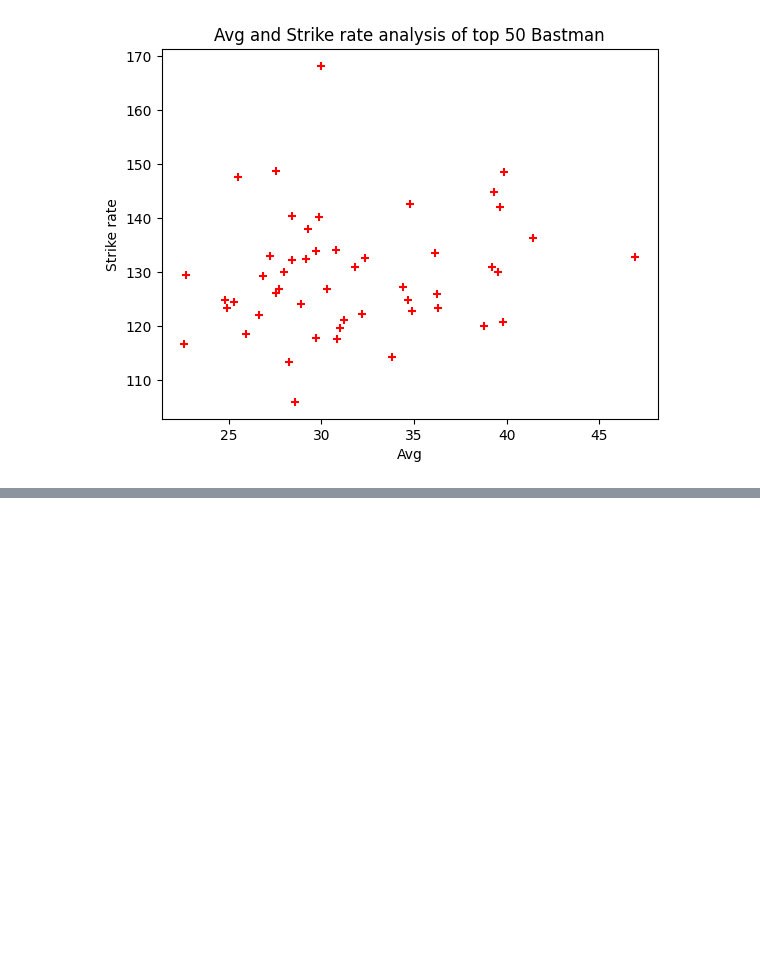
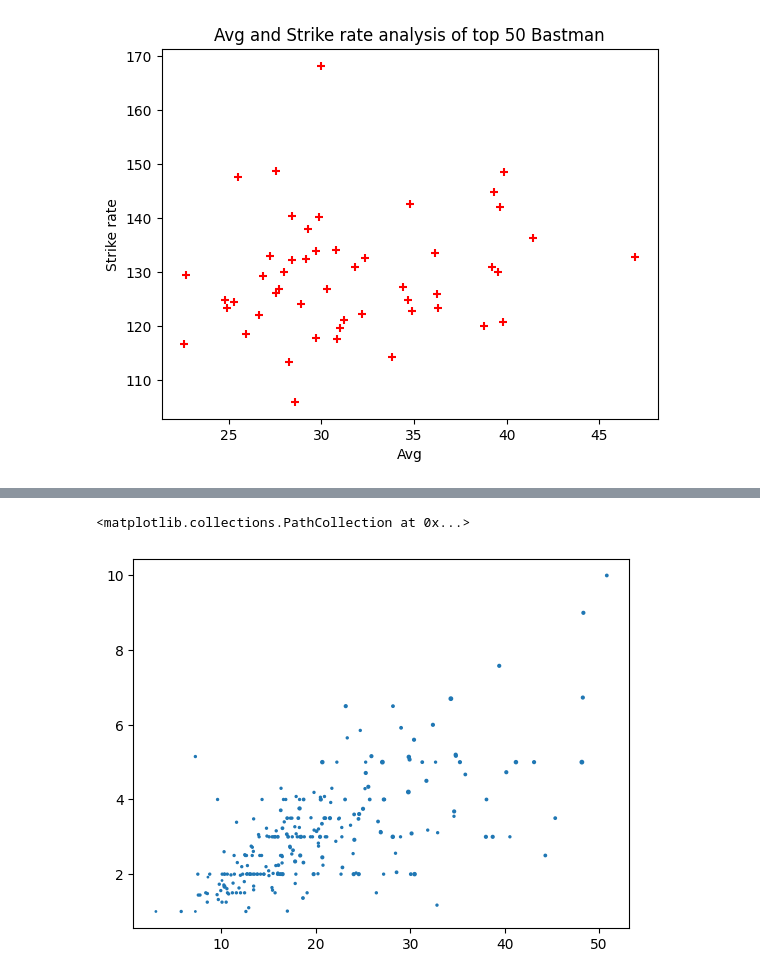
Before and after one commit to Muhammad-Waleed-Source/Matplotlib, a Jupyter notebook: Matplotlib_1.ipynb, the cells around one changed output, grey strips where cells are left out. Cells and saved outputs as stored; diff of their text form; code cells hidden in the pictures; blank space fills up the shorter version.

```diff
--- a/Matplotlib_1.ipynb
+++ b/Matplotlib_1.ipynb
@@ -328,0 +357,7 @@ Text(0, 0.5, 'Strike rate')
+# %%
+# we can also show some extra information, lets say how many persons(size) are with this person. So the size of the dot will be bigger if he came with many persons and will be smaller if he came with less persons.
+
+plt.scatter(tips['total_bill'], tips['tip'], s=tips['size'])
+# %% [output]
+<matplotlib.collections.PathCollection at 0x...>
+[figure, added]
```
Also changed, not shown: parts of 3 cells of this notebook.
